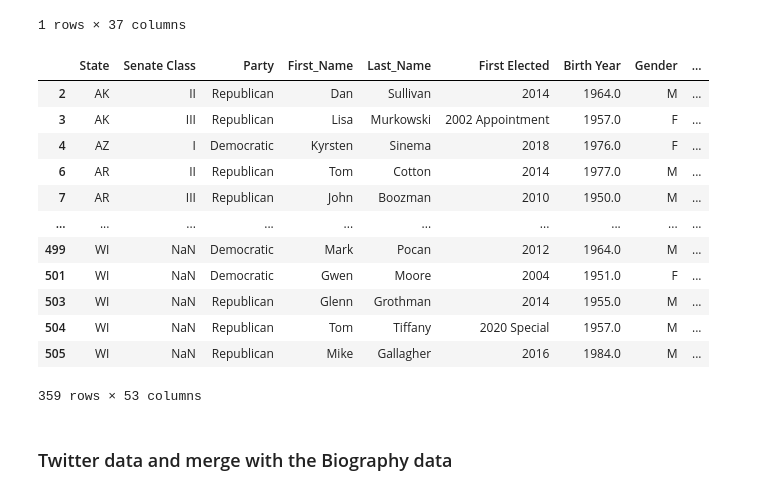
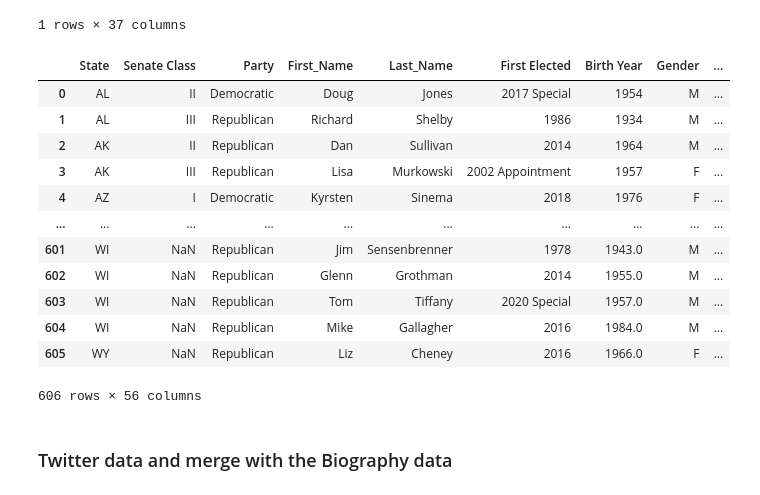
Before and after one commit to denniesbor/twitter_political_polarization, a Jupyter notebook: data_analysis/regression_analysis.ipynb, the cells around one changed output. Cells and saved outputs as stored; diff of their text form; code cells hidden in the pictures.

Commit message:
model one results

```diff
--- a/data_analysis/regression_analysis.ipynb
+++ b/data_analysis/regression_analysis.ipynb
@@ -206,9 +206,28 @@ congress_current = pd.read_csv("raw_data/legislators-current.csv")
 congress_data = pd.concat([congress_historical, congress_current])
 congress_data.reset_index(inplace=True, drop=True)
 
+# congress 2020
 congress_2020_senate = pd.read_csv(
     "raw_data/116th Congress Members Guide with Elections and Demographic Data by District - Senate.csv"
 )
+congress_2020_senate["Period"] = 116
+
 congress_2020_house = pd.read_csv(
     "raw_data/116th Congress Members Guide with Elections and Demographic Data by District - House.csv"
 )
+congress_2020_house["Period"] = 116
+
+# congress 2022
+congress_2022_senate = pd.read_csv(
+    "raw_data/117th Congress Members Guide with Election Results and Demographic Data by District - Senate.csv"
+)
+congress_2022_senate["Period"] = 117
+
+congress_2022_house = pd.read_csv(
+    "raw_data/117th Congress Members Guide with Election Results and Demographic Data by District - House.csv"
+)
+congress_2022_house["Period"] = 117
+
+
+congress_senate = pd.concat([congress_2020_senate, congress_2022_senate])
+congress_house = pd.concat([congress_2020_house, congress_2022_house])
@@ -224,8 +234,8 @@ congress_data.head(4)
 # %%
-congress_2020_house["Distr"] = congress_2020_house.Code.apply(
+congress_house["Distr"] = congress_house.Code.apply(
     lambda code: 0 if code.split("-")[1] == "AL" else code.split("-")[1]
 )
-congress_2020_house["State"] = congress_2020_house.Code.apply(
+congress_house["State"] = congress_house.Code.apply(
     lambda code: code.split("-")[0]
 )
 # %%
@@ -300,12 +310,12 @@ us_state_to_abbrev = {
     "U.S. Virgin Islands": "VI",
 }
 # %%
-congress_2020_senate.State = congress_2020_senate.State.apply(
+congress_senate.State = congress_senate.State.apply(
     lambda x: us_state_to_abbrev[x]
 )
 # %%
 # concatenate the senate and the house dataframes
-df_bios_2020 = pd.concat([congress_2020_senate, congress_2020_house])
+df_bios_2020 = pd.concat([congress_senate, congress_house])
 
 df_bios_2020.drop(["Year", "Code", "District"], inplace=True, axis=1)
 df_bios_2020.rename(
@@ -350,6 +360,22 @@ df_ideology = new_df.merge(
     right_on=["id", "bioguide_id"],
     how="left",
 )
+# %%
+df_ideology
+# %% [output]
+|  | State | Senate Class | Party | First_Name | Last_Name | First Elected | Birth Year | Gender | ... |
+| 0 | AL | II | Democratic | Doug | Jones | 2017 Special | 1954 | M | ... |
+| 1 | AL | III | Republican | Richard | Shelby | 1986 | 1934 | M | ... |
+| 2 | AK | II | Republican | Dan | Sullivan | 2014 | 1964 | M | ... |
+| 3 | AK | III | Republican | Lisa | Murkowski | 2002 Appointment | 1957 | F | ... |
+| 4 | AZ | I | Democratic | Kyrsten | Sinema | 2018 | 1976 | F | ... |
+| ... | ... | ... | ... | ... | ... | ... | ... | ... | ... |
+| 601 | WI | NaN | Republican | Jim | Sensenbrenner | 1978 | 1943.0 | M | ... |
+| 602 | WI | NaN | Republican | Glenn | Grothman | 2014 | 1955.0 | M | ... |
+| 603 | WI | NaN | Republican | Tom | Tiffany | 2020 Special | 1957.0 | M | ... |
+| 604 | WI | NaN | Republican | Mike | Gallagher | 2016 | 1984.0 | M | ... |
+| 605 | WY | NaN | Republican | Liz | Cheney | 2016 | 1966.0 | F | ... |
+606 rows × 56 columns
 # %%
 def age(born):
     try:
@@ -363,21 +389,7 @@ def age(born):
 
 df_ideology["age"] = df_ideology.birthday.apply(age)
 # %%
-df_ideology[~df_ideology.twitter.isna()]
+df_ideology = df_ideology[~df_ideology.twitter.isna()]
-# %% [output]
-|  | State | Senate Class | Party | First_Name | Last_Name | First Elected | Birth Year | Gender | ... |
-| 2 | AK | II | Republican | Dan | Sullivan | 2014 | 1964.0 | M | ... |
-| 3 | AK | III | Republican | Lisa | Murkowski | 2002 Appointment | 1957.0 | F | ... |
-| 4 | AZ | I | Democratic | Kyrsten | Sinema | 2018 | 1976.0 | F | ... |
-| 6 | AR | II | Republican | Tom | Cotton | 2014 | 1977.0 | M | ... |
-| 7 | AR | III | Republican | John | Boozman | 2010 | 1950.0 | M | ... |
-| ... | ... | ... | ... | ... | ... | ... | ... | ... | ... |
-| 499 | WI | NaN | Democratic | Mark | Pocan | 2012 | 1964.0 | M | ... |
-| 501 | WI | NaN | Democratic | Gwen | Moore | 2004 | 1951.0 | F | ... |
-| 503 | WI | NaN | Republican | Glenn | Grothman | 2014 | 1955.0 | M | ... |
-| 504 | WI | NaN | Republican | Tom | Tiffany | 2020 Special | 1957.0 | M | ... |
-| 505 | WI | NaN | Republican | Mike | Gallagher | 2016 | 1984.0 | M | ... |
-359 rows × 53 columns
 # %%
 # save the ideology dataframe
 
```
Also changed, not shown: parts of 6 cells of this notebook.
